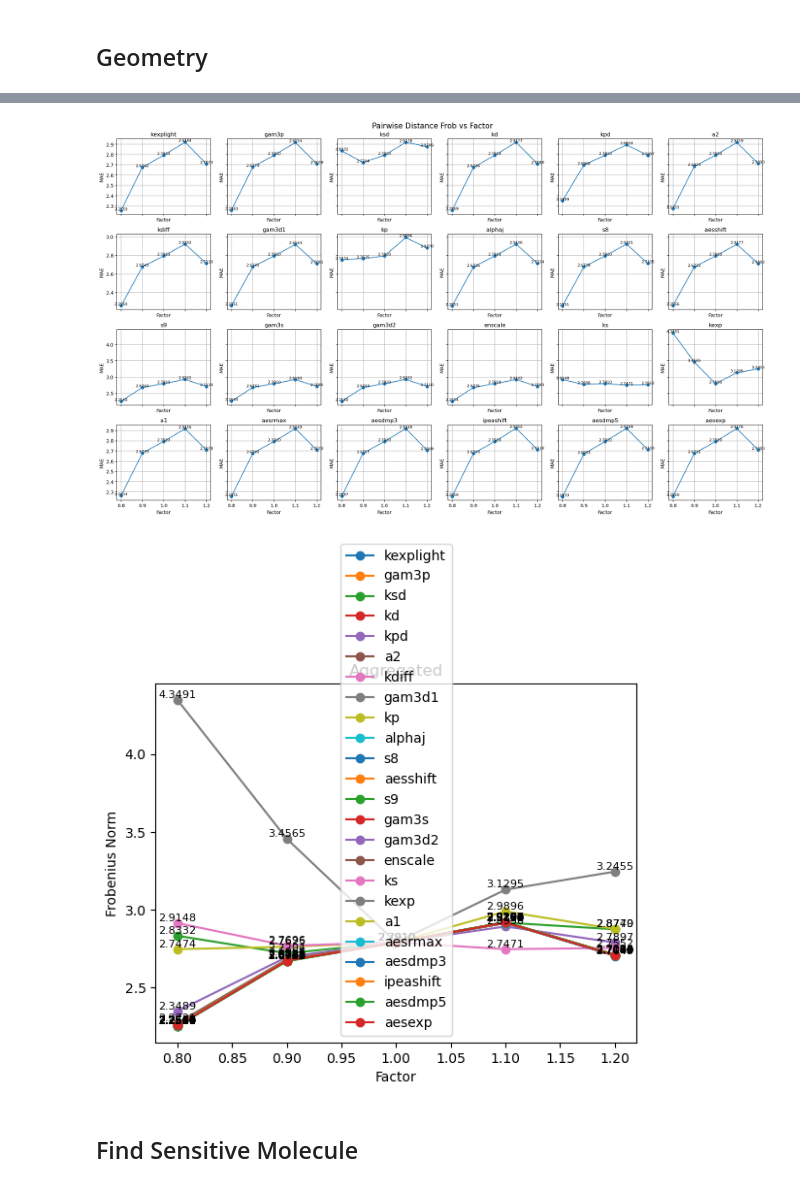
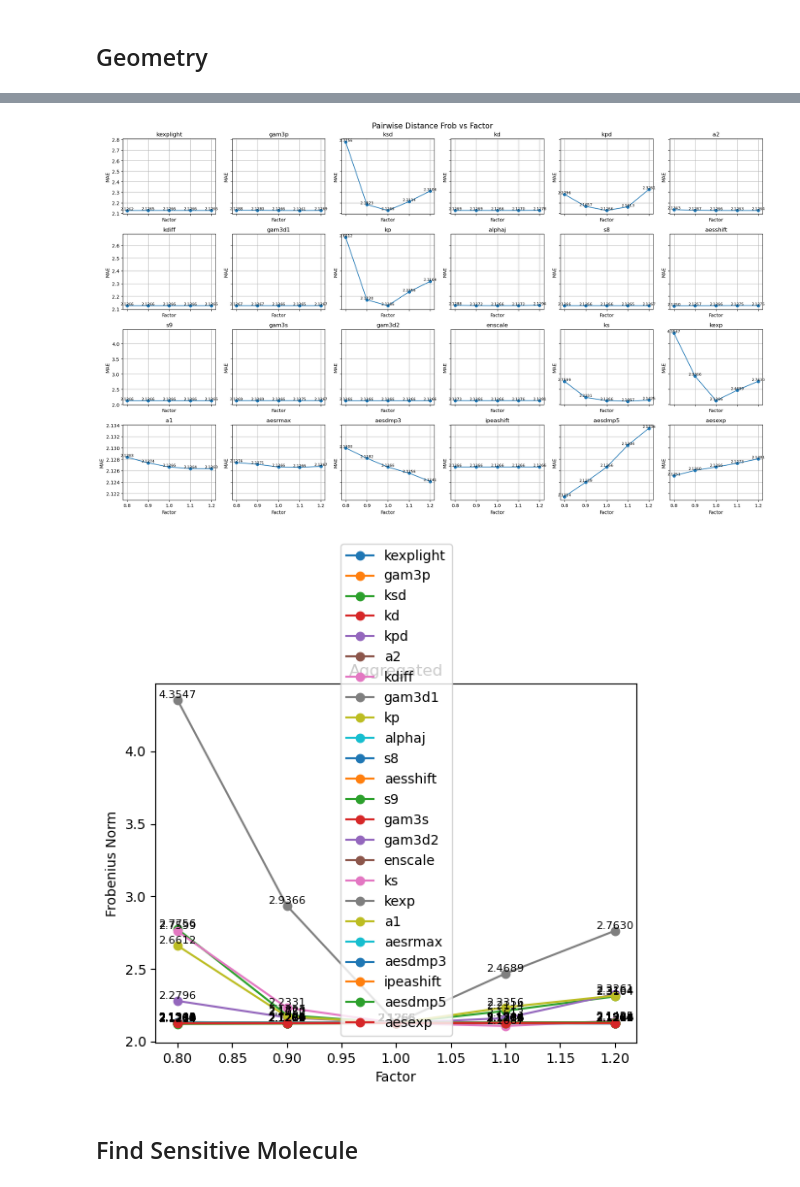
Before and after one commit to Jonathan-Woo/xtb-optimization, a Jupyter notebook: plotting.ipynb, the cells around one changed output, grey strips where cells are left out. Saved outputs shown, nothing was run; the diff lists cells and outputs as text; code cells hidden in the pictures.

Commit message:
only plotting common molecules

```diff
--- a/plotting.ipynb
+++ b/plotting.ipynb
@@ -35,14 +35,13 @@ fig, axs = plt.subplots(num_rows, num_cols, figsize=(20, 12), sharex=True, share
 
 aggregated_fig, aggregated_axs = plt.subplots()
 
-molecule_sets = {}
+successful_molecules = set(results_df["molecule"].unique())
 for factor in results_df["factor"].unique():
     factor_df = results_df[results_df["factor"] == factor]
-    molecule_sets[factor] = factor_df["molecule"].unique()
     for parameter in factor_df["parameter"].unique():
         parameter_df = factor_df[factor_df["parameter"] == parameter]
-        molecule_sets[factor] = np.intersect1d(
-            molecule_sets[factor], parameter_df["molecule"].unique()
+        successful_molecules = successful_molecules.intersection(
+            set(parameter_df["molecule"].unique())
         )
 
 for i, parameter in enumerate(results_df["parameter"].unique()):
@@ -51,7 +50,7 @@ for i, parameter in enumerate(results_df["parameter"].unique()):
     errors = []
     for j, factor in enumerate(parameter_df["factor"].unique()):
         factor_df = parameter_df[parameter_df["factor"] == factor]
-        factor_df = factor_df[factor_df["molecule"].isin(molecule_sets[factor])]
+        factor_df = factor_df[factor_df["molecule"].isin(successful_molecules)]
 
         errors.append(
             (factor, factor_df["Atomization Energy MAE (kcal/mol)"].abs().mean())
@@ -168,14 +164,13 @@ fig, axs = plt.subplots(num_rows, num_cols, figsize=(20, 12), sharex=True, share
 
 aggregated_fig, aggregated_axs = plt.subplots()
 
-molecule_sets = {}
+successful_molecules = set(results_df["molecule"].unique())
 for factor in results_df["factor"].unique():
     factor_df = results_df[results_df["factor"] == factor]
-    molecule_sets[factor] = factor_df["molecule"].unique()
     for parameter in factor_df["parameter"].unique():
         parameter_df = factor_df[factor_df["parameter"] == parameter]
-        molecule_sets[factor] = np.intersect1d(
-            molecule_sets[factor], parameter_df["molecule"].unique()
+        successful_molecules = successful_molecules.intersection(
+            set(parameter_df["molecule"].unique())
         )
 
 for i, parameter in enumerate(results_df["parameter"].unique()):
@@ -184,7 +179,7 @@ for i, parameter in enumerate(results_df["parameter"].unique()):
     errors = []
     for j, factor in enumerate(parameter_df["factor"].unique()):
         factor_df = parameter_df[parameter_df["factor"] == factor]
-        factor_df = factor_df[factor_df["molecule"].isin(molecule_sets[factor])]
+        factor_df = factor_df[factor_df["molecule"].isin(successful_molecules)]
 
         errors.append((factor, factor_df["Pairwise Distance MAE"].abs().mean()))
 
@@ -219,14 +214,13 @@ fig, axs = plt.subplots(num_rows, num_cols, figsize=(20, 12), sharex=True, share
 
 aggregated_fig, aggregated_axs = plt.subplots()
 
-molecule_sets = {}
+successful_molecules = set(results_df["molecule"].unique())
 for factor in results_df["factor"].unique():
     factor_df = results_df[results_df["factor"] == factor]
-    molecule_sets[factor] = factor_df["molecule"].unique()
     for parameter in factor_df["parameter"].unique():
         parameter_df = factor_df[factor_df["parameter"] == parameter]
-        molecule_sets[factor] = np.intersect1d(
-            molecule_sets[factor], parameter_df["molecule"].unique()
+        successful_molecules = successful_molecules.intersection(
+            set(parameter_df["molecule"].unique())
         )
 
 for i, parameter in enumerate(results_df["parameter"].unique()):
@@ -235,41 +229,41 @@ for i, parameter in enumerate(results_df["parameter"].unique()):
     errors = []
     for j, factor in enumerate(parameter_df["factor"].unique()):
         factor_df = parameter_df[parameter_df["factor"] == factor]
-        factor_df = factor_df[factor_df["molecule"].isin(molecule_sets[factor])]
+        factor_df = factor_df[factor_df["molecule"].isin(successful_molecules)]
         errors.append(
             (factor, factor_df["Pairwise Distance Frobenius Norm"].abs().mean())
         )
 
     ax = axs[i // num_cols, i % num_cols]
     errors.sort(key=lambda x: x[0])
 
     x_vals = [x[0] for x in errors]
     y_vals = [x[1] for x in errors]
 
     # Plot points
     ax.plot(x_vals, y_vals, marker="o")
     aggregated_axs.plot(x_vals, y_vals, marker="o", label=parameter)
 
     # Add text labels to each point
     for x, y in zip(x_vals, y_vals):
         ax.text(x, y, f"{y:.4f}", ha="center", va="bottom", fontsize=8)
         aggregated_axs.text(x, y, f"{y:.4f}", ha="center", va="bottom", fontsize=8)
 
     ax.set_title(parameter)
     ax.set_xlabel("Factor")
     ax.set_ylabel("MAE")
     ax.grid(visible=True)
 
     aggregated_axs.set_title("Aggregated")
     aggregated_axs.set_xlabel("Factor")
     aggregated_axs.set_ylabel("Frobenius Norm")
     aggregated_axs.legend()
 
 fig.suptitle("Pairwise Distance Frob vs Factor", fontsize=16)
 fig.tight_layout()
 # %% [output]
-[figure, old version]
+[figure, new version]
-[figure, old version]
+[figure, new version]
 # %% [markdown]
 ## Find Sensitive Molecule
 # %%
```
Also changed, not shown: parts of 6 cells of this notebook.
